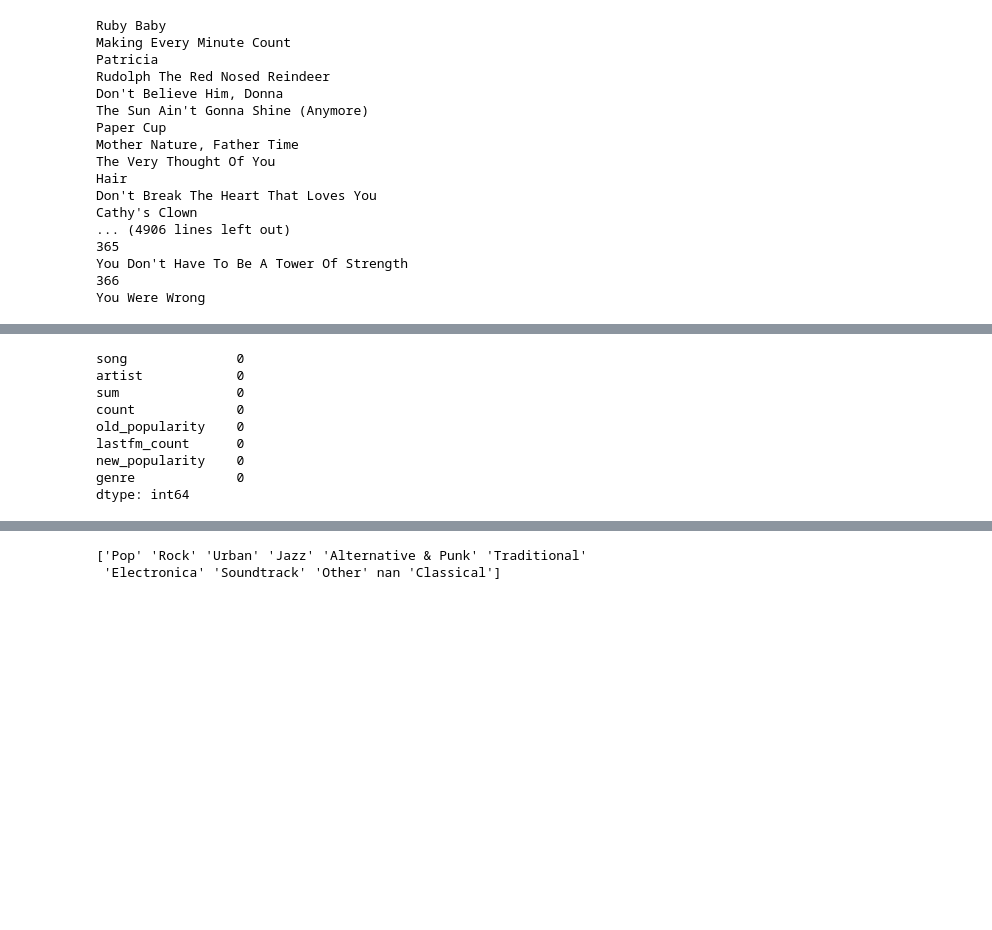
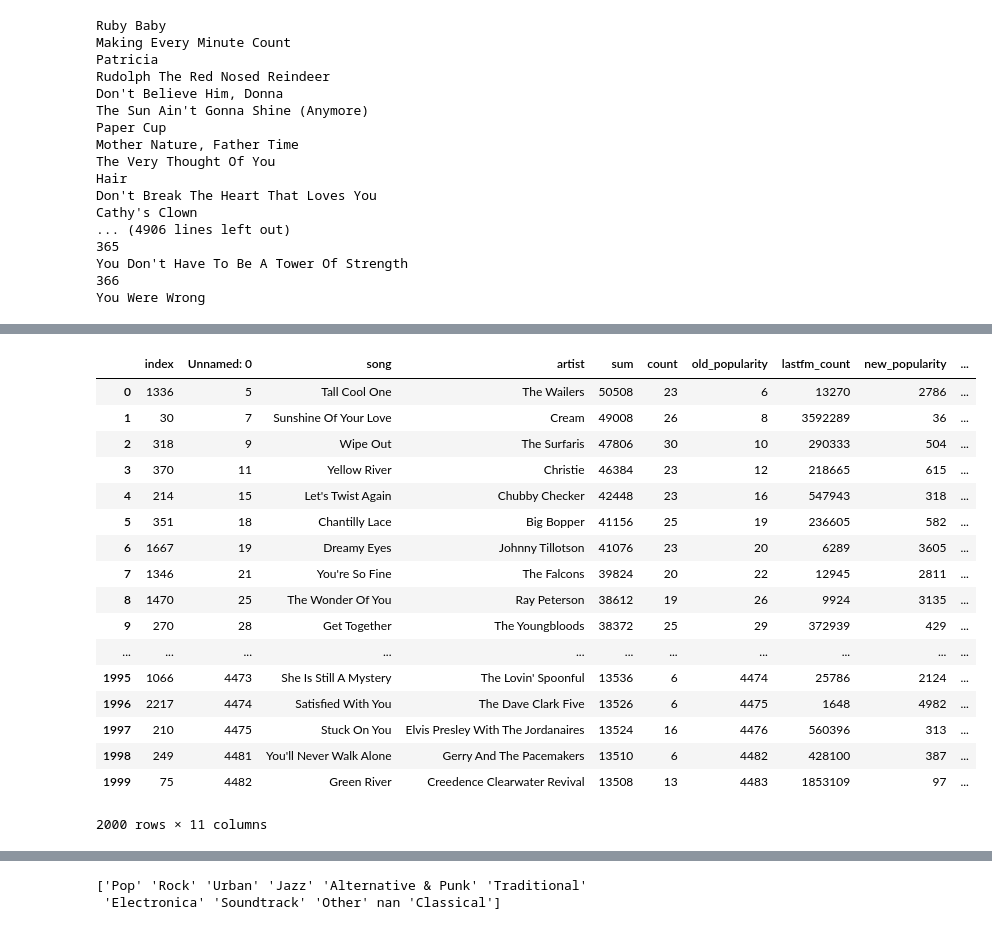
Before and after one commit to kishanvarma/DSFProject, a Jupyter notebook: finaldf.ipynb, the cells around one changed output, grey strips where cells are left out. Saved outputs shown, nothing was run; the diff lists cells and outputs as text; code cells hidden in the pictures; blank space fills up the shorter version.

```diff
--- a/finaldf.ipynb
+++ b/finaldf.ipynb
@@ -428,12 +420,0 @@ Final_Df
-# %%
-print Final_Df.isnull().sum()
-# %% [output]
-song              0
-artist            0
-sum               0
-count             0
-old_popularity    0
-lastfm_count      0
-new_popularity    0
-genre             0
-dtype: int64
@@ -439,0 +456,35 @@ dtype: int64
+# %%
+pop_df = pd.read_csv("pop.csv")
+rock_df = pd.read_csv("rock.csv")
+alternative_punk_df = pd.read_csv("alternative_punk.csv")
+classical_df = pd.read_csv("classical.csv")
+electronica_df = pd.read_csv("electronica.csv")
+jazz_df = pd.read_csv("jazz.csv")
+other_df = pd.read_csv("other.csv")
+soundtrack_df = pd.read_csv("soundtrack.csv")
+traditional_df = pd.read_csv("traditional.csv")
+urban_df = pd.read_csv("urban.csv")
+rock_df.sort_values('old_popularity', ascending=True, inplace=True)
+# %%
+rock_df.reset_index(inplace=True)
+rock_df = rock_df.head(2000)
+rock_df
+# %% [output]
+|  | index | Unnamed: 0 | song | artist | sum | count | old_popularity | lastfm_count | new_popularity | ... |
+| 0 | 1336 | 5 | Tall Cool One | The Wailers | 50508 | 23 | 6 | 13270 | 2786 | ... |
+| 1 | 30 | 7 | Sunshine Of Your Love | Cream | 49008 | 26 | 8 | 3592289 | 36 | ... |
+| 2 | 318 | 9 | Wipe Out | The Surfaris | 47806 | 30 | 10 | 290333 | 504 | ... |
+| 3 | 370 | 11 | Yellow River | Christie | 46384 | 23 | 12 | 218665 | 615 | ... |
+| 4 | 214 | 15 | Let's Twist Again | Chubby Checker | 42448 | 23 | 16 | 547943 | 318 | ... |
+| 5 | 351 | 18 | Chantilly Lace | Big Bopper | 41156 | 25 | 19 | 236605 | 582 | ... |
+| 6 | 1667 | 19 | Dreamy Eyes | Johnny Tillotson | 41076 | 23 | 20 | 6289 | 3605 | ... |
+| 7 | 1346 | 21 | You're So Fine | The Falcons | 39824 | 20 | 22 | 12945 | 2811 | ... |
+| 8 | 1470 | 25 | The Wonder Of You | Ray Peterson | 38612 | 19 | 26 | 9924 | 3135 | ... |
+| 9 | 270 | 28 | Get Together | The Youngbloods | 38372 | 25 | 29 | 372939 | 429 | ... |
+| ... | ... | ... | ... | ... | ... | ... | ... | ... | ... | ... |
+| 1995 | 1066 | 4473 | She Is Still A Mystery | The Lovin' Spoonful | 13536 | 6 | 4474 | 25786 | 2124 | ... |
+| 1996 | 2217 | 4474 | Satisfied With You | The Dave Clark Five | 13526 | 6 | 4475 | 1648 | 4982 | ... |
+| 1997 | 210 | 4475 | Stuck On You | Elvis Presley With The Jordanaires | 13524 | 16 | 4476 | 560396 | 313 | ... |
+| 1998 | 249 | 4481 | You'll Never Walk Alone | Gerry And The Pacemakers | 13510 | 6 | 4482 | 428100 | 387 | ... |
+| 1999 | 75 | 4482 | Green River | Creedence Clearwater Revival | 13508 | 13 | 4483 | 1853109 | 97 | ... |
+2000 rows × 11 columns
```
Also changed, not shown: parts of 8 cells of this notebook.
